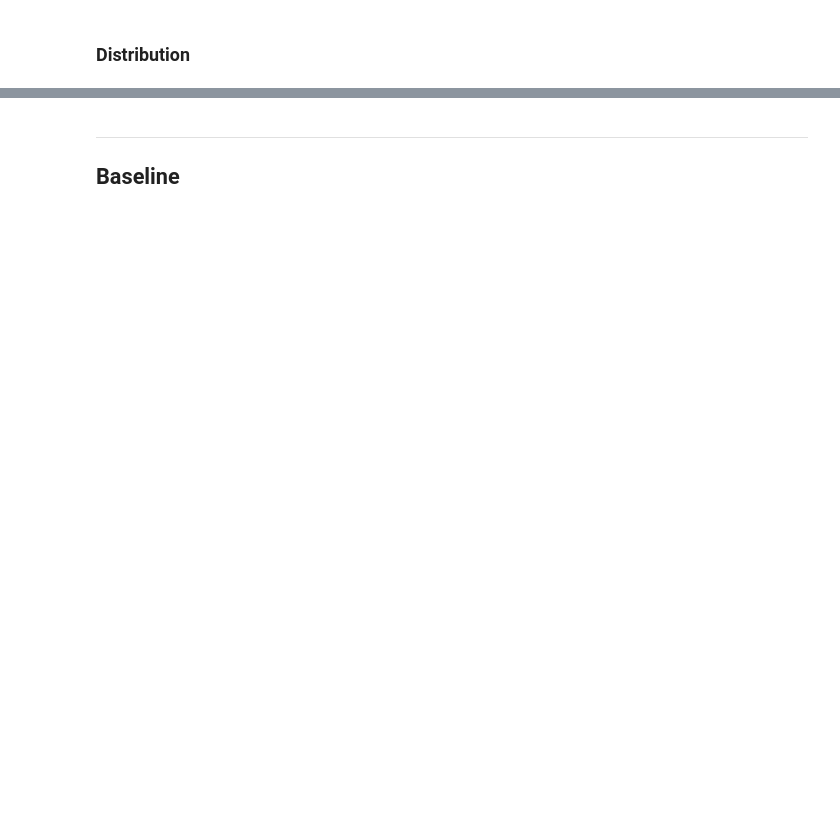
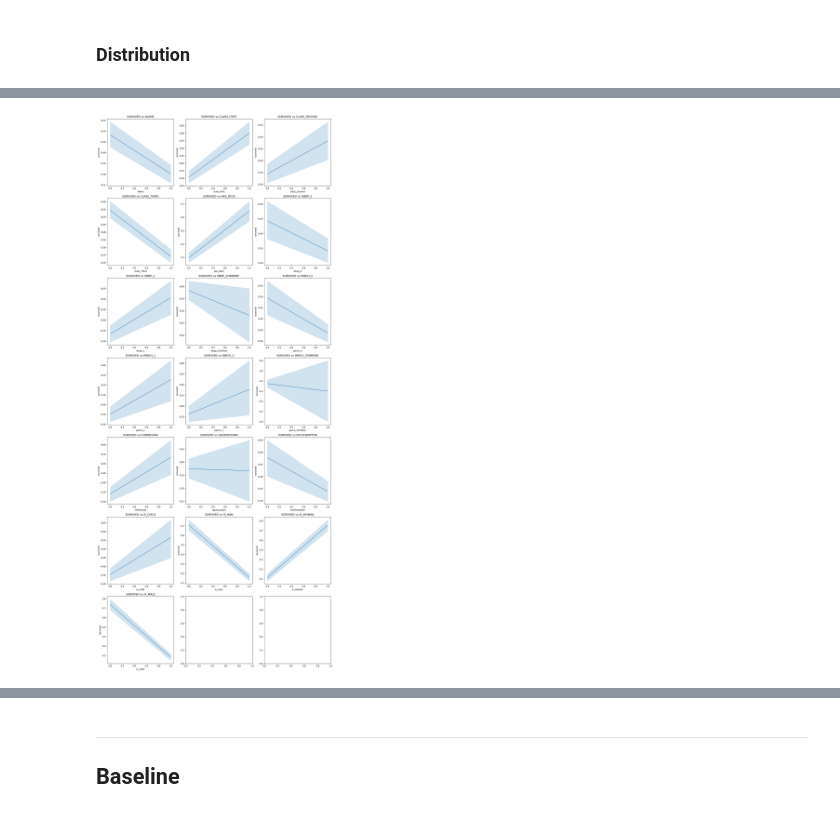
Before and after one commit to RomandRapido/DSC1107_Wrangling, a Jupyter notebook: FA5_Lansangan/FA5_Lansangan.ipynb, the cells around one changed output, grey strips where cells are left out. Saved outputs shown, nothing was run; the diff lists cells and outputs as text; code cells hidden in the pictures; blank space fills up the shorter version.

```diff
--- a/FA5_Lansangan/FA5_Lansangan.ipynb
+++ b/FA5_Lansangan/FA5_Lansangan.ipynb
@@ -392,2 +382,0 @@ Let's turn `Sex` to `IsMale` where 1 is male and 0 is not.
-# %%
-df_train['IsMale'] = (df_train['sex'] == "male").astype(int)
@@ -536,0 +457,23 @@ NameError: name 'asda' is not defined
+# %%
+cont = ['age', 'fare']
+
+cols = df_train_wrangled.drop(columns=["survived", 'age', 'fare']).columns
+
+rows = int(np.ceil(len(cols)/3))
+
+fig, ax = plt.subplots(ncols=3, nrows=rows, figsize=(15, 5*rows))
+ax = ax.flatten()
+
+for ind, col in enumerate(cols):
+    sns.lineplot(
+        data=df_train_wrangled,
+        x=col,
+        y="survived",
+        ax=ax[ind]
+    )
+
+    ax[ind].set_title(f"SURVIVED vs {col.upper()}")
+
+plt.tight_layout()
+# %% [output]
+[figure, added]
```
Also changed, not shown: parts of 72 cells of this notebook.
